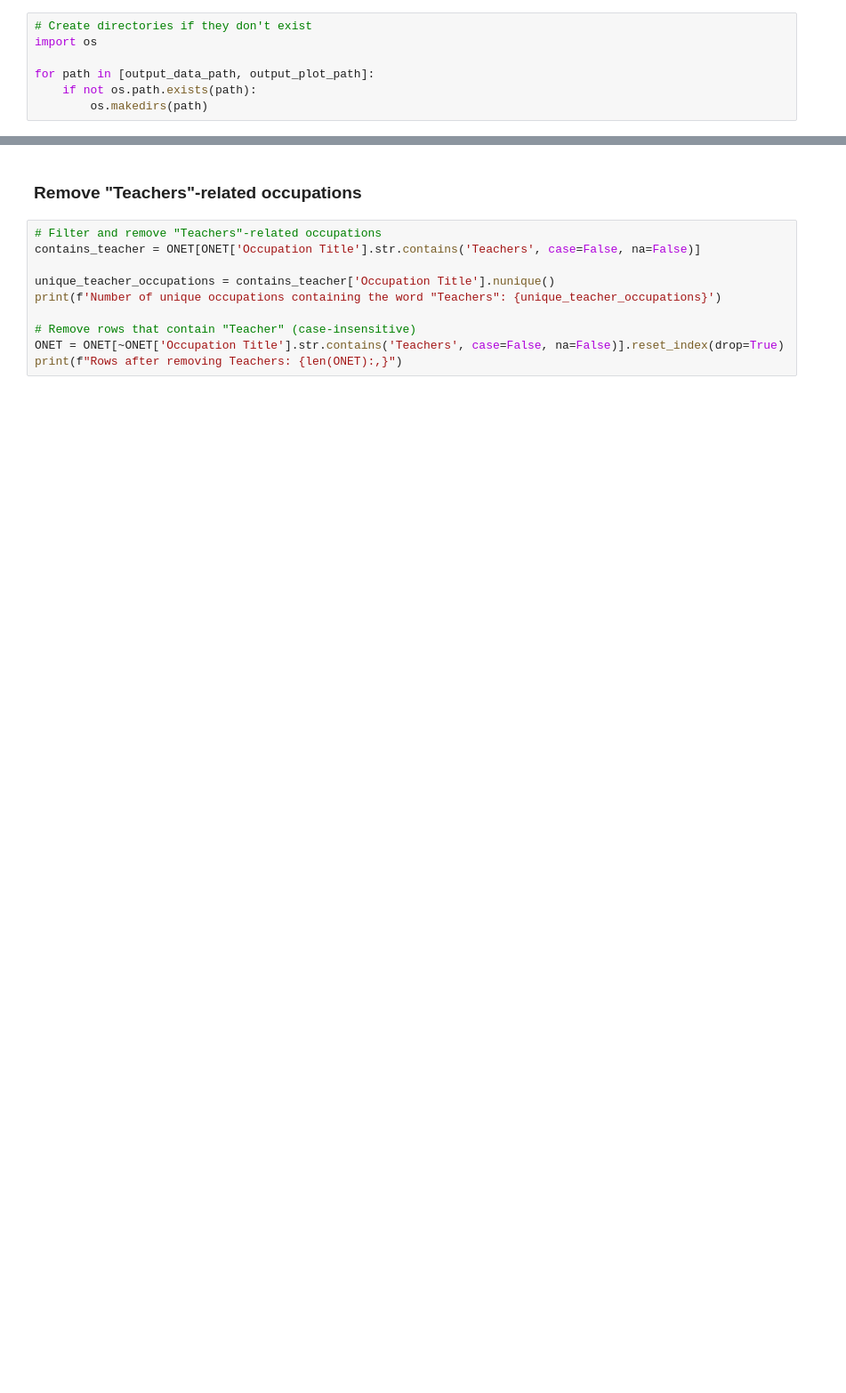
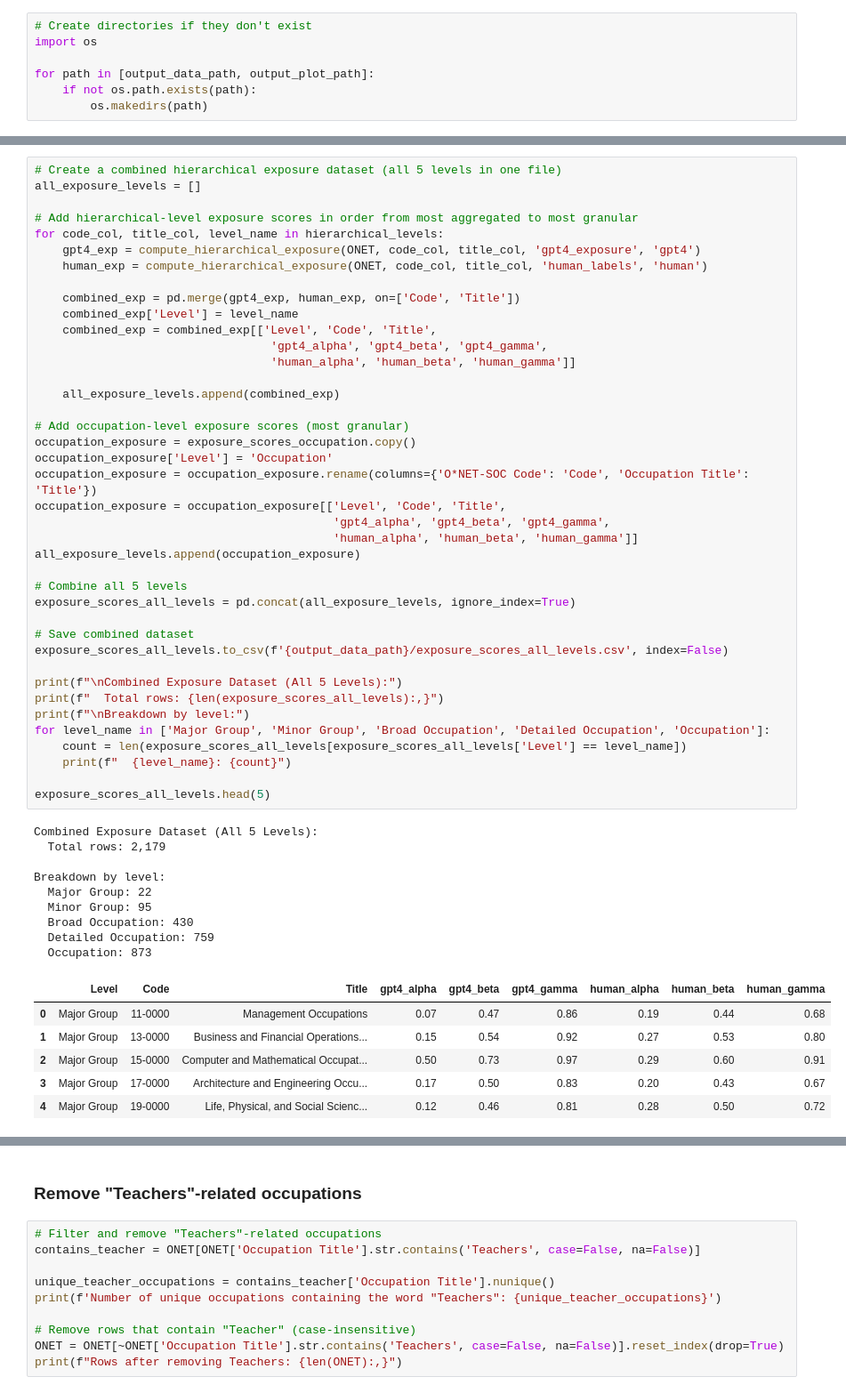
Before and after one commit to johnjosephhorton/rubin, a Jupyter notebook: agentic_ai/onet_gpt_exposure.ipynb, the cells around one changed output, grey strips where cells are left out. Shown: that part at 89% size. Cells and saved outputs as stored; diff of their text form; blank space fills up the shorter version.

```diff
--- a/agentic_ai/onet_gpt_exposure.ipynb
+++ b/agentic_ai/onet_gpt_exposure.ipynb
@@ -274,0 +264,56 @@ ONET.head()
+# %%
+# Create a combined hierarchical exposure dataset (all 5 levels in one file)
+all_exposure_levels = []
+
+# Add hierarchical-level exposure scores in order from most aggregated to most granular
+for code_col, title_col, level_name in hierarchical_levels:
+    gpt4_exp = compute_hierarchical_exposure(ONET, code_col, title_col, 'gpt4_exposure', 'gpt4')
+    human_exp = compute_hierarchical_exposure(ONET, code_col, title_col, 'human_labels', 'human')
+
+    combined_exp = pd.merge(gpt4_exp, human_exp, on=['Code', 'Title'])
+    combined_exp['Level'] = level_name
+    combined_exp = combined_exp[['Level', 'Code', 'Title',
+                                  'gpt4_alpha', 'gpt4_beta', 'gpt4_gamma',
+                                  'human_alpha', 'human_beta', 'human_gamma']]
+
+    all_exposure_levels.append(combined_exp)
+
+# Add occupation-level exposure scores (most granular)
+occupation_exposure = exposure_scores_occupation.copy()
+occupation_exposure['Level'] = 'Occupation'
+occupation_exposure = occupation_exposure.rename(columns={'O*NET-SOC Code': 'Code', 'Occupation Title': 'Title'})
+occupation_exposure = occupation_exposure[['Level', 'Code', 'Title',
+                                           'gpt4_alpha', 'gpt4_beta', 'gpt4_gamma',
+                                           'human_alpha', 'human_beta', 'human_gamma']]
+all_exposure_levels.append(occupation_exposure)
+
+# Combine all 5 levels
+exposure_scores_all_levels = pd.concat(all_exposure_levels, ignore_index=True)
+
+# Save combined dataset
+exposure_scores_all_levels.to_csv(f'{output_data_path}/exposure_scores_all_levels.csv', index=False)
+
+print(f"\nCombined Exposure Dataset (All 5 Levels):")
+print(f"  Total rows: {len(exposure_scores_all_levels):,}")
+print(f"\nBreakdown by level:")
+for level_name in ['Major Group', 'Minor Group', 'Broad Occupation', 'Detailed Occupation', 'Occupation']:
+    count = len(exposure_scores_all_levels[exposure_scores_all_levels['Level'] == level_name])
+    print(f"  {level_name}: {count}")
+
+exposure_scores_all_levels.head(5)
+# %% [output]
+Combined Exposure Dataset (All 5 Levels):
+  Total rows: 2,179
+
+Breakdown by level:
+  Major Group: 22
+  Minor Group: 95
+  Broad Occupation: 430
+  Detailed Occupation: 759
+  Occupation: 873
+|  | Level | Code | Title | gpt4_alpha | gpt4_beta | gpt4_gamma | human_alpha | human_beta | human_gamma |
+| 0 | Major Group | 11-0000 | Management Occupations | 0.07 | 0.47 | 0.86 | 0.19 | 0.44 | 0.68 |
+| 1 | Major Group | 13-0000 | Business and Financial Operations... | 0.15 | 0.54 | 0.92 | 0.27 | 0.53 | 0.80 |
+| 2 | Major Group | 15-0000 | Computer and Mathematical Occupat... | 0.50 | 0.73 | 0.97 | 0.29 | 0.60 | 0.91 |
+| 3 | Major Group | 17-0000 | Architecture and Engineering Occu... | 0.17 | 0.50 | 0.83 | 0.20 | 0.43 | 0.67 |
+| 4 | Major Group | 19-0000 | Life, Physical, and Social Scienc... | 0.12 | 0.46 | 0.81 | 0.28 | 0.50 | 0.72 |
```
Also changed, not shown: parts of 24 cells of this notebook.
